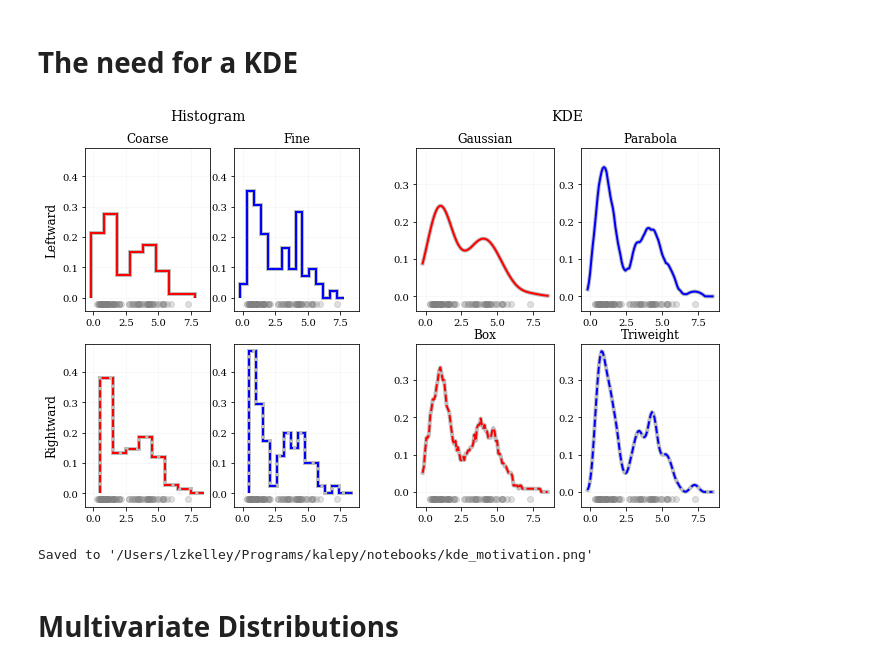
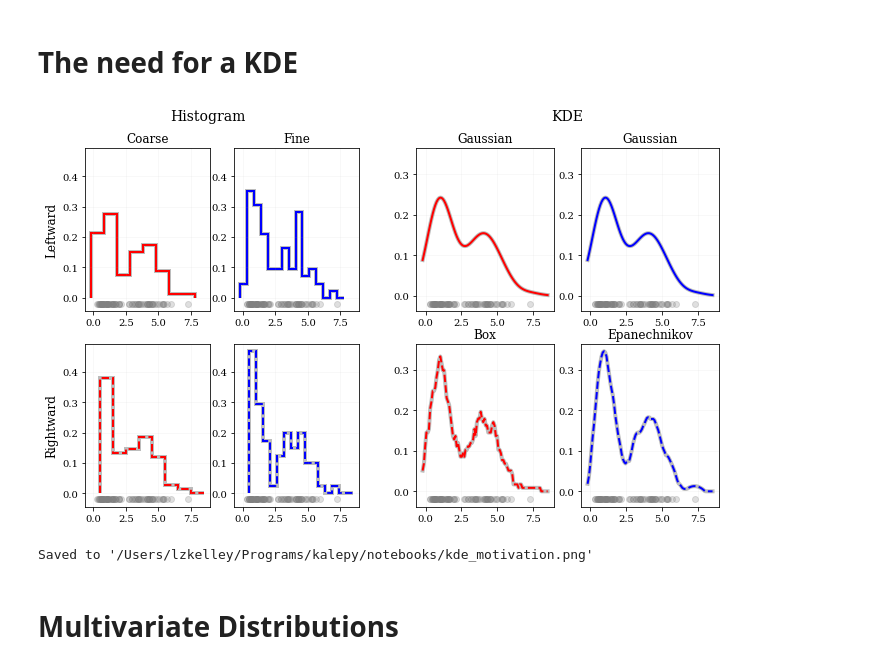
Before and after one commit to lzkelley/kalepy, a Jupyter notebook: notebooks/demo.ipynb, the cells around one changed output. Cells and saved outputs as stored; diff of their text form; code cells hidden in the pictures.

```diff
--- a/notebooks/demo.ipynb
+++ b/notebooks/demo.ipynb
@@ -265,37 +265,38 @@ for ii, ax in enumerate(axes_ll.flatten()):
     edges = np.linspace(starts[ii], starts[ii]+8.0, numbers[ii])
 
     ax.hist(data, bins=edges, histtype='step', density=True, **bg)
     ax.hist(data, bins=edges, color=colors[ii], density=True, ls=lines[ii],
             histtype='step', lw=2.0)
 
     ax.plot(data, -0.02*np.ones_like(data), 'o', color='0.5', alpha=0.25, lw=0.5)
 
 
 
 # Plot KDEs
 # ---------------------------------
 
 # bandwidths = ['scott', 0.3, 'scott', 0.3]
-# kernels = ['Gaussian', 'Gaussian', 'Box', 'Box']
-kernels = ['Gaussian', 'Parabola', 'Box', 'Triweight']
+kernels = ['Gaussian', 'Gaussian', 'Box', 'Epanechnikov']
+# kernels = ['Gaussian', 'Parabola', 'Box', 'Triweight']
+
 bandwidths = [None] * len(kernels)
 grid = np.linspace(-0.2, 8.5, 100)
 
 for ii, ax in enumerate(axes_rr.flatten()):
     kde = kale.KDE(data, kernel=kernels[ii], bandwidth=bandwidths[ii])
     ax.set_title(kernels[ii])
     pdf = kde.pdf(grid)
     ax.plot(grid, pdf, **bg)
     ax.plot(grid, pdf, color=colors[ii], ls=lines[ii], lw=2.0)
 
     ax.plot(data, -0.02*np.ones_like(data), 'o', color='0.5', alpha=0.25, lw=0.5)
 
-plt.show()
+nbshow()
 fname = 'kde_motivation.png'
 fig.savefig(fname)
 print("Saved to '{}'".format(os.path.abspath(fname)))
 # %% [output]
-[figure, old version]
+[figure, new version]
 Saved to '/Users/lzkelley/Programs/kalepy/notebooks/kde_motivation.png'
 # %% [markdown]
 # Multivariate Distributions
```
Also changed, not shown: parts of 7 cells of this notebook, 3 other files.
